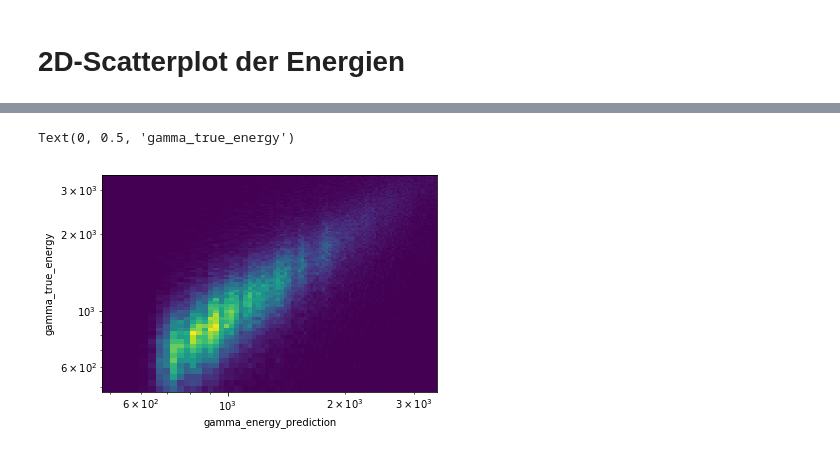
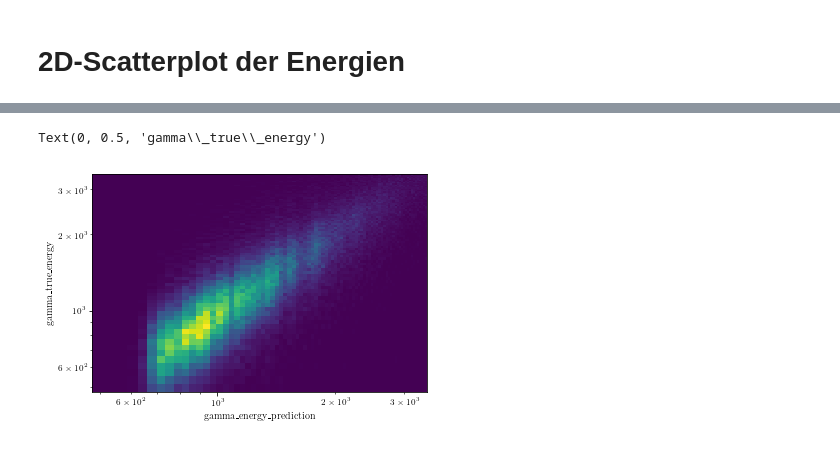
Before and after one commit to Ninilini/FP_Teilchen, a Jupyter notebook: FACT/plots/data_reading.ipynb, the cells around one changed output, grey strips where cells are left out. Cells and saved outputs as stored; diff of their text form; code cells hidden in the pictures.

```diff
--- a/FACT/plots/data_reading.ipynb
+++ b/FACT/plots/data_reading.ipynb
@@ -49,7 +50,7 @@ azimuth declination index night ontime right_ascension run_id run_start run_stop
 # %% [markdown]
 ## Daten einlesen mit pyfact
 # %%
-gammas = read_h5py('gamma_test_dl3.hdf5', key='events', columns=[
+gammas = read_h5py('../data/gamma_test_dl3.hdf5', key='events', columns=[
     'gamma_energy_prediction',
     'gamma_prediction',
     'theta_deg',
@@ -60,14 +61,14 @@ gammas = read_h5py('gamma_test_dl3.hdf5', key='events', columns=[
 
 
 gammas_corsika = read_h5py(
-    'gamma_corsika_events_1.1.2.hdf5',
+    '../data/gamma_corsika_events_1.1.2.hdf5',
     key='corsika_events',
     columns=['total_energy'],
 )
 # Infos über simulierten Daten
 
 
-crab_events = read_h5py('open_crab_sample_dl3.hdf5', key='events', columns=[
+crab_events = read_h5py('../data/open_crab_sample_dl3.hdf5', key='events', columns=[
     'gamma_prediction',
     'gamma_energy_prediction',
     'theta_deg',
@@ -79,4 +80,4 @@ crab_events = read_h5py('open_crab_sample_dl3.hdf5', key='events', columns=[
 ])
 #Messdaten
 
-crab_runs = read_h5py('open_crab_sample_dl3.hdf5', key='runs')
+crab_runs = read_h5py('../data/open_crab_sample_dl3.hdf5', key='runs')
@@ -169,7 +116,0 @@ None
-# %%
-limit_theta = np.sqrt(0.025)
-crab_events_pred = crab_events[crab_events.gamma_prediction>0.8]
-crab_events_sel= crab_events_pred[crab_events_pred.theta_deg<limit_theta]
-
-gammas_pred = gammas[gammas.gamma_prediction>0.8]
-gammas_sel = gammas_pred[gammas_pred.theta_deg < limit_theta]
@@ -178,17 +150,17 @@ gammas_sel = gammas_pred[gammas_pred.theta_deg < limit_theta]
 # %%
 # definiere Grenzquantile für plot
 up = np.quantile(gammas['corsika_event_header_total_energy'], 0.9)
 low = np.quantile(gammas['corsika_event_header_total_energy'], 0.1)
 
-matrix, xedge, yedge, image = plt.hist2d(gammas_sel['gamma_energy_prediction'],
+plt.hist2d(gammas_sel['gamma_energy_prediction'],
                                          gammas_sel['corsika_event_header_total_energy'],
-                                         bins=100,
+                                         bins=80,
                                          normed='True',
                                          range=[[low, up],[low, up]])
 plt.xscale('log')
 plt.yscale('log')
-plt.xlabel('gamma_energy_prediction')
-plt.ylabel('gamma_true_energy')
+plt.xlabel('gamma\_energy\_prediction')
+plt.ylabel('gamma\_true\_energy')
 # %% [output]
-Text(0, 0.5, 'gamma_true_energy')
+Text(0, 0.5, 'gamma\\_true\\_energy')
-[figure, old version]
+[figure, new version]
```
Also changed, not shown: parts of 20 cells of this notebook, 2 other files.
